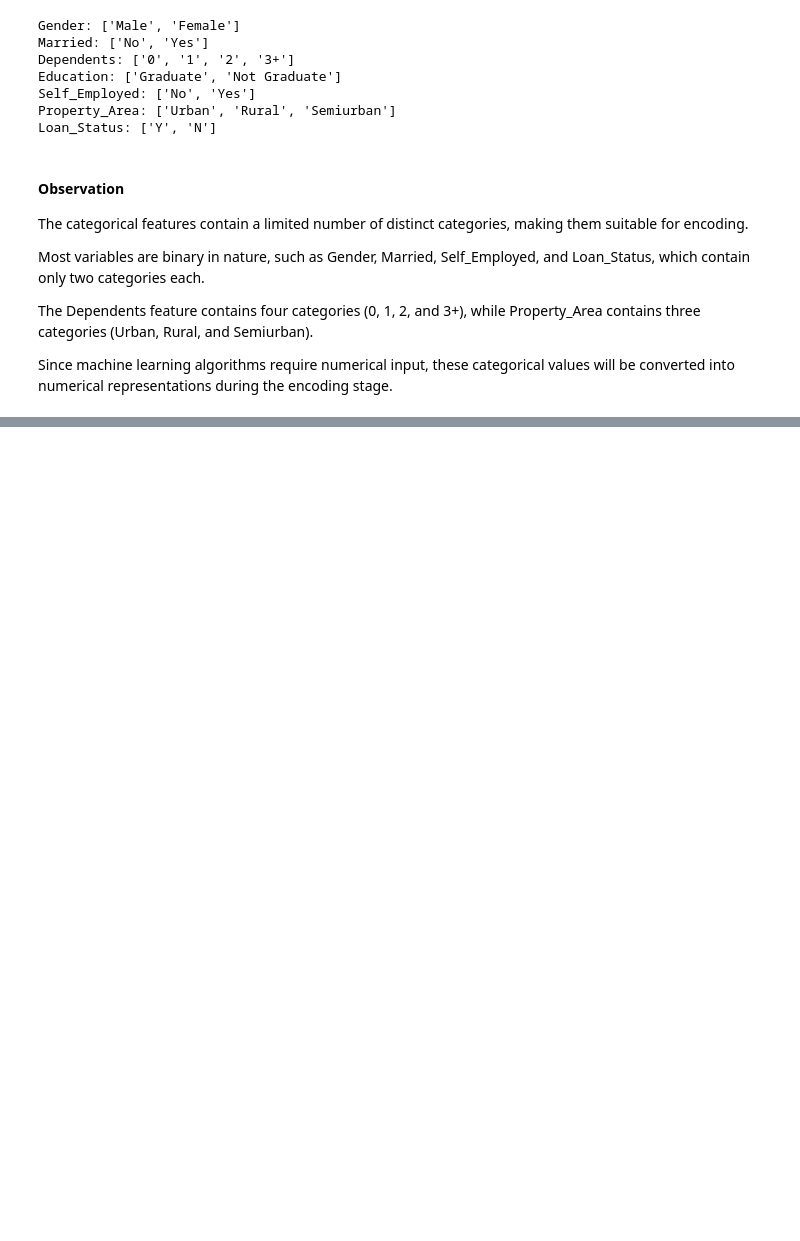
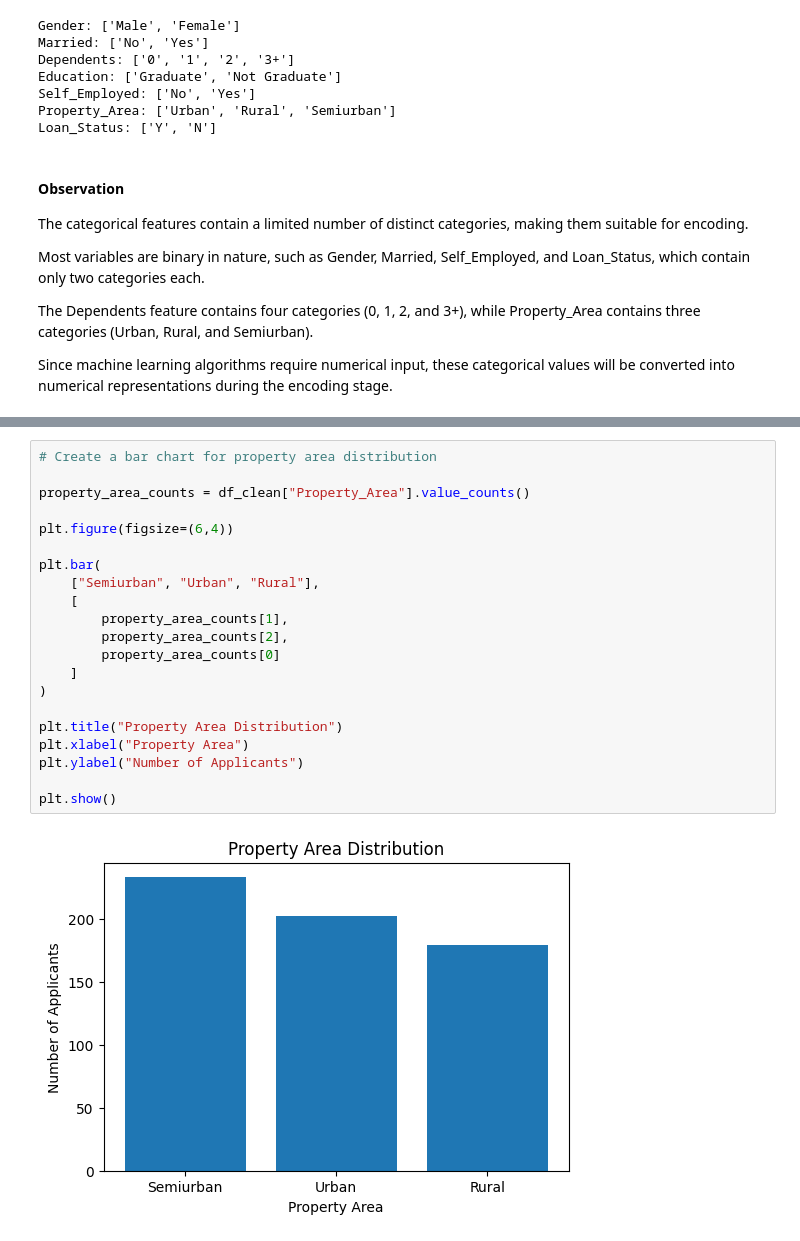
Before and after one commit to huzaifawaheed2/DevelopersHub-Corporation-Internship, a Jupyter notebook: Project-02-Credit-Risk-Prediction/notebooks/credit_risk_prediction.ipynb, the cells around one changed output, grey strips where cells are left out. Drawn from its saved outputs; the diff is of its cells as text; blank space fills up the shorter version.

```diff
--- a/Project-02-Credit-Risk-Prediction/notebooks/credit_risk_prediction.ipynb
+++ b/Project-02-Credit-Risk-Prediction/notebooks/credit_risk_prediction.ipynb
@@ -811,0 +910,23 @@ plt.show()
+# %%
+# Create a bar chart for property area distribution
+
+property_area_counts = df_clean["Property_Area"].value_counts()
+
+plt.figure(figsize=(6,4))
+
+plt.bar(
+    ["Semiurban", "Urban", "Rural"],
+    [
+        property_area_counts[1],
+        property_area_counts[2],
+        property_area_counts[0]
+    ]
+)
+
+plt.title("Property Area Distribution")
+plt.xlabel("Property Area")
+plt.ylabel("Number of Applicants")
+
+plt.show()
+# %% [output]
+[figure, added]
```
Also changed, not shown: parts of 140 cells of this notebook.
